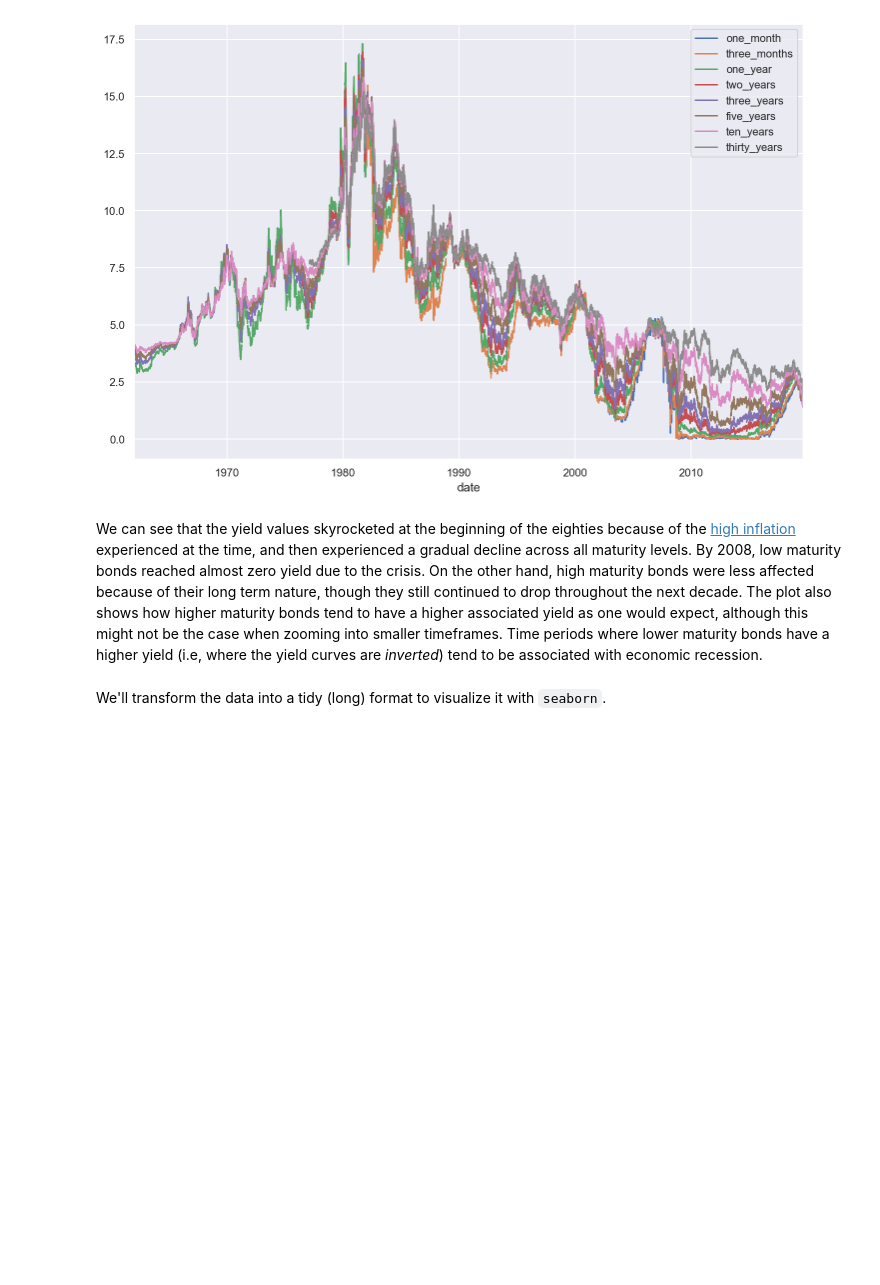
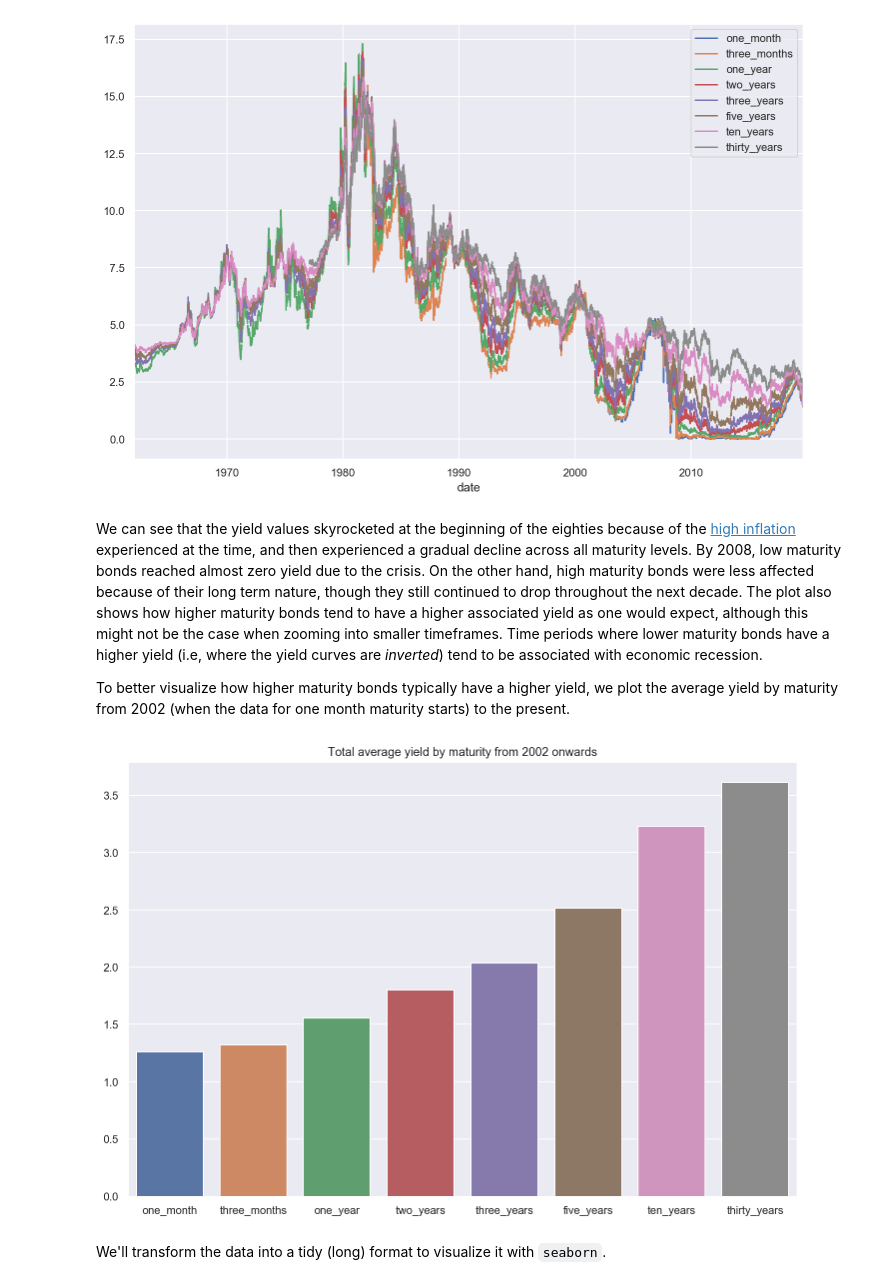
Before and after one commit to lambdaclass/finance_playground, a Jupyter notebook: notebooks/bonds/0.1-exploratory-analysis.ipynb, the cells around one changed output. Cells and saved outputs as stored; diff of their text form; code cells hidden in the pictures; blank space fills up the shorter version.

Commit message:
Added average yield barplot

```diff
--- a/notebooks/bonds/0.1-exploratory-analysis.ipynb
+++ b/notebooks/bonds/0.1-exploratory-analysis.ipynb
@@ -84,6 +84,14 @@ bonds.plot();
 [figure]
 # %% [markdown]
 We can see that the yield values skyrocketed at the beginning of the eighties because of the [high inflation](https://www.usinflationcalculator.com/inflation/historical-inflation-rates/) experienced at the time, and then experienced a gradual decline across all maturity levels. By 2008, low maturity bonds reached almost zero yield due to the crisis. On the other hand, high maturity bonds were less affected because of their long term nature, though they still continued to drop throughout the next decade. The plot also shows how higher maturity bonds tend to have a higher associated yield as one would expect, although this might not be the case when zooming into smaller timeframes. Time periods where lower maturity bonds have a higher yield (i.e, where the yield curves are *inverted*) tend to be associated with economic recession.
+
+To better visualize how higher maturity bonds typically have a higher yield, we plot the average yield by maturity from 2002 (when the data for one month maturity starts) to the present.
+# %%
+bonds_2002_onwards = bonds['2002':]
+sns.barplot(x=bonds_2002_onwards.mean().index,y=bonds_2002_onwards.mean().values);
+plt.title('Total average yield by maturity from 2002 onwards');
+# %% [output]
+[figure, added]
 # %% [markdown]
 We'll transform the data into a tidy (long) format to visualize it with `seaborn`.
 # %%
```
Also changed, not shown: parts of 1 cell of this notebook.
